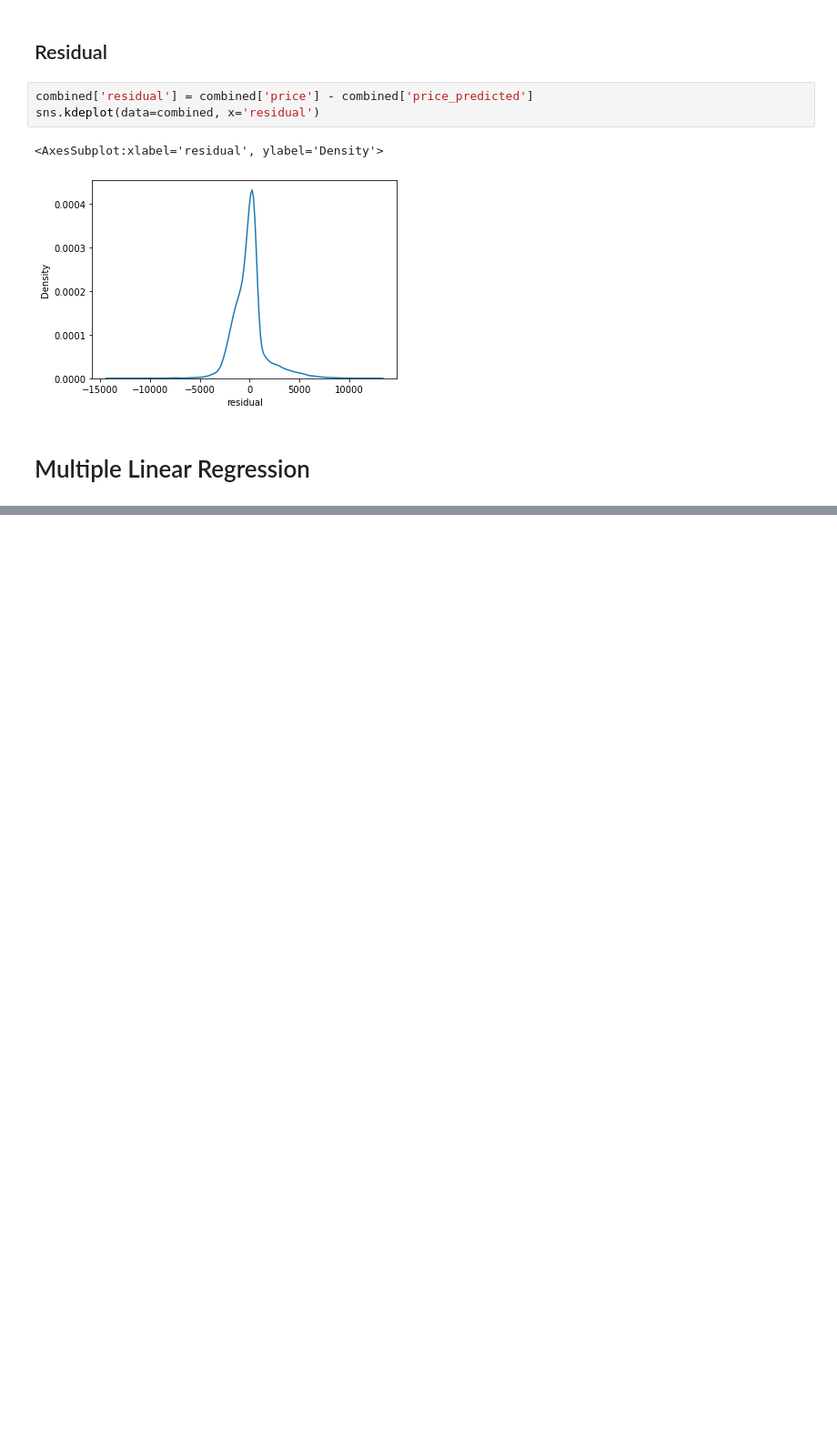
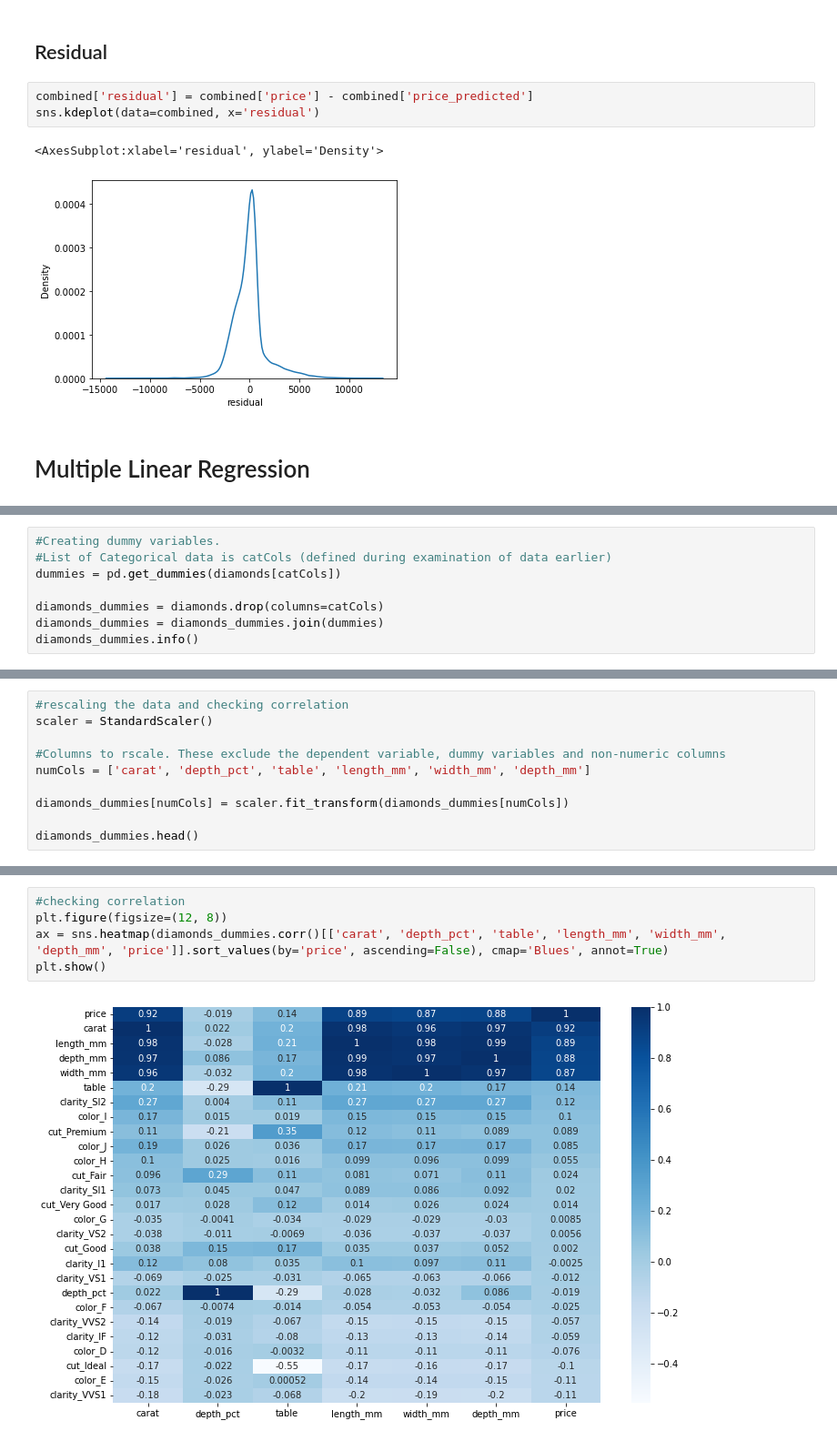
Before and after one commit to TJ-Mothokho/Diamonds-Data-Analysis, a Jupyter notebook: diamonds.ipynb, the cells around one changed output, grey strips where cells are left out. Shown at 91% size. Cells and saved outputs as stored; diff of their text form; blank space fills up the shorter version.

Commit message:
Created dummies, rescaled and check corrleation of multiple linear regression model

```diff
--- a/diamonds.ipynb
+++ b/diamonds.ipynb
@@ -266,0 +276,8 @@ sns.kdeplot(data=combined, x='residual')
+# %%
+#Creating dummy variables.
+#List of Categorical data is catCols (defined during examination of data earlier)
+dummies = pd.get_dummies(diamonds[catCols])
+
+diamonds_dummies = diamonds.drop(columns=catCols)
+diamonds_dummies = diamonds_dummies.join(dummies)
+diamonds_dummies.info()
@@ -266,0 +302,10 @@ sns.kdeplot(data=combined, x='residual')
+# %%
+#rescaling the data and checking correlation
+scaler = StandardScaler()
+
+#Columns to rscale. These exclude the dependent variable, dummy variables and non-numeric columns
+numCols = ['carat', 'depth_pct', 'table', 'length_mm', 'width_mm', 'depth_mm']
+
+diamonds_dummies[numCols] = scaler.fit_transform(diamonds_dummies[numCols])
+
+diamonds_dummies.head()
@@ -266,0 +320,7 @@ sns.kdeplot(data=combined, x='residual')
+# %%
+#checking correlation
+plt.figure(figsize=(12, 8))
+ax = sns.heatmap(diamonds_dummies.corr()[['carat', 'depth_pct', 'table', 'length_mm', 'width_mm', 'depth_mm', 'price']].sort_values(by='price', ascending=False), cmap='Blues', annot=True)
+plt.show()
+# %% [output]
+[figure, added]
```
Also changed, not shown: parts of 3 cells of this notebook.
